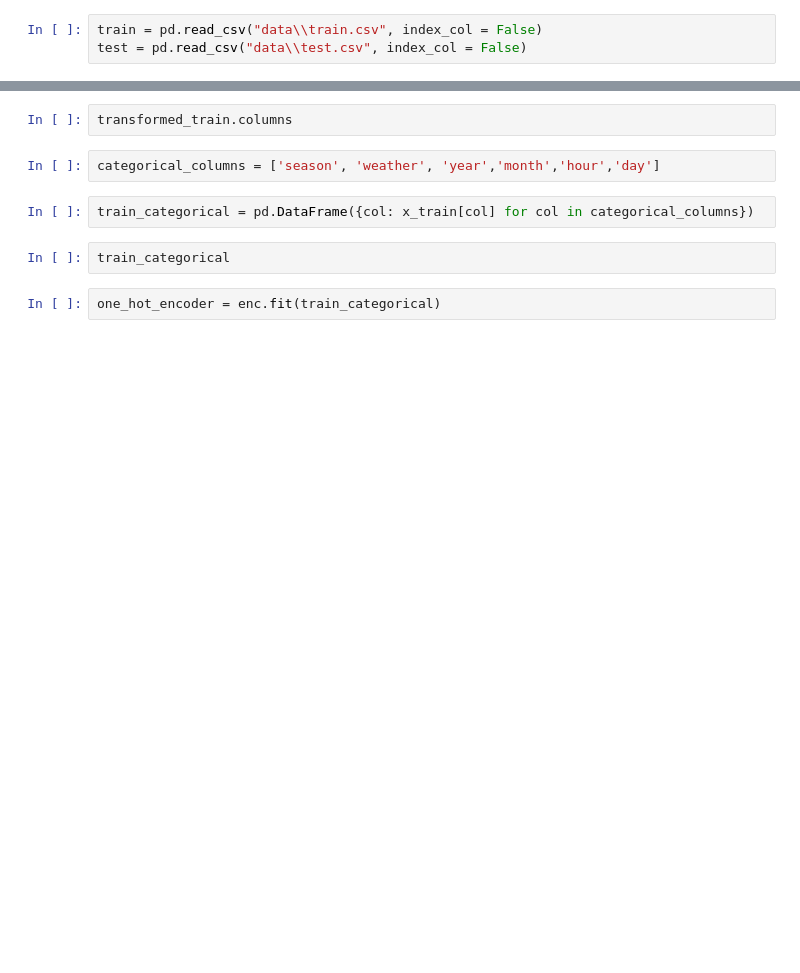
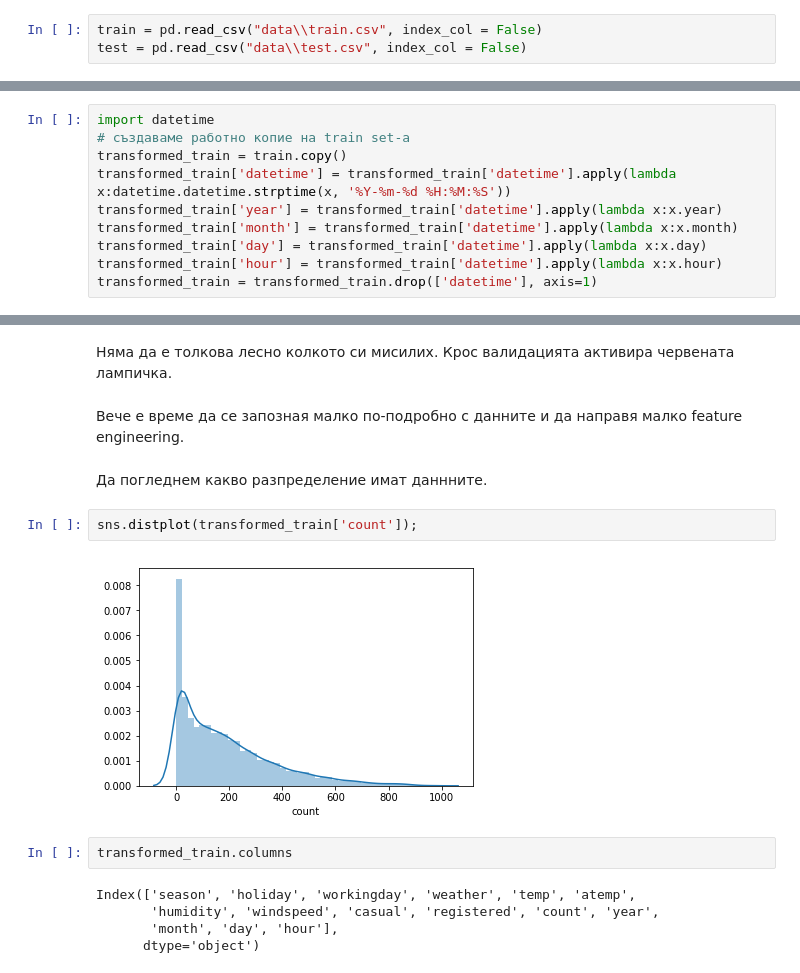
Before and after one commit to demilev/machine-learning-fmi, a Jupyter notebook: models/bike-sharing/bike-sharing.ipynb, the cells around one changed output, grey strips where cells are left out. Cells and saved outputs as stored; diff of their text form; blank space fills up the shorter version.

```diff
--- a/models/bike-sharing/bike-sharing.ipynb
+++ b/models/bike-sharing/bike-sharing.ipynb
@@ -84,0 +107,10 @@ enc = OneHotEncoder()
+# %%
+import datetime
+# създаваме работно копие на train set-а
+transformed_train = train.copy()
+transformed_train['datetime'] = transformed_train['datetime'].apply(lambda x:datetime.datetime.strptime(x, '%Y-%m-%d %H:%M:%S'))
+transformed_train['year'] = transformed_train['datetime'].apply(lambda x:x.year)
+transformed_train['month'] = transformed_train['datetime'].apply(lambda x:x.month)
+transformed_train['day'] = transformed_train['datetime'].apply(lambda x:x.day)
+transformed_train['hour'] = transformed_train['datetime'].apply(lambda x:x.hour)
+transformed_train = transformed_train.drop(['datetime'], axis=1)
@@ -85,10 +214,17 @@ enc = OneHotEncoder()
+# %% [markdown]
+Няма да е толкова лесно колкото си мисилих. Крос валидацията активира червената лампичка.
+# %% [markdown]
+Вече е време да се запозная малко по-подробно с данните и да направя малко feature engineering.
+# %% [markdown]
+Да погледнем какво разпределение имат даннните.
+# %%
+sns.distplot(transformed_train['count']);
+# %% [output]
+[figure, added]
 # %%
 transformed_train.columns
+# %% [output]
+Index(['season', 'holiday', 'workingday', 'weather', 'temp', 'atemp',
+       'humidity', 'windspeed', 'casual', 'registered', 'count', 'year',
+       'month', 'day', 'hour'],
+      dtype='object')
-# %%
-categorical_columns = ['season', 'weather', 'year','month','hour','day']
-# %%
-train_categorical = pd.DataFrame({col: x_train[col] for col in categorical_columns})
-# %%
-train_categorical
-# %%
-one_hot_encoder = enc.fit(train_categorical)
```
Also changed, not shown: parts of 119 cells of this notebook, 2 other files.
